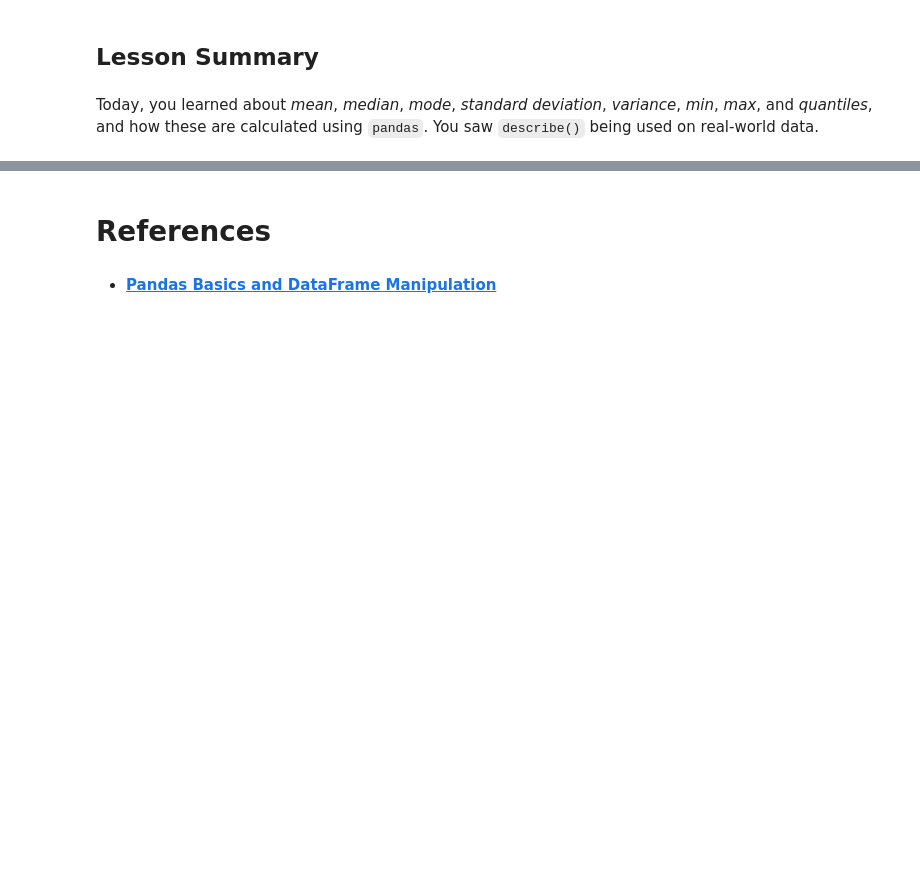
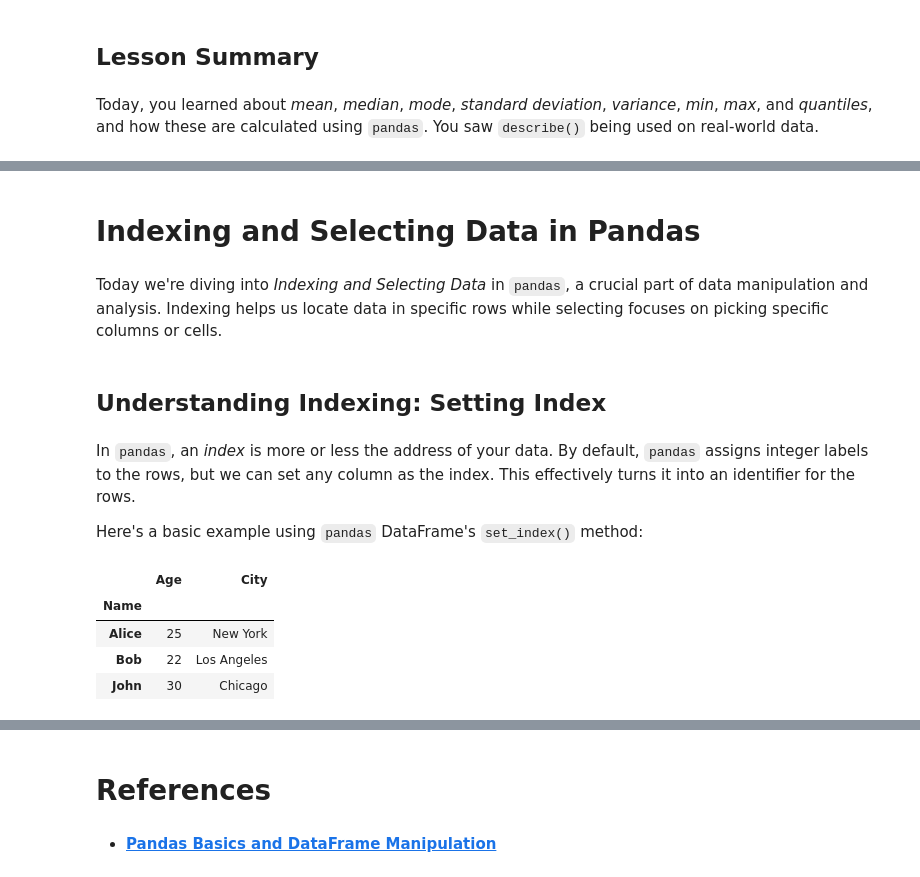
Before and after one commit to ancilcleetus/AI-Learning-Lab, a Jupyter notebook: Tools/Deep-Dive-into-Numpy-and-Pandas/02_Pandas_Basics_and_DataFrame_Manipulation.ipynb, the cells around one changed output, grey strips where cells are left out. Drawn from its saved outputs; the diff is of its cells as text; code cells hidden in the pictures; blank space fills up the shorter version.

```diff
--- a/Tools/Deep-Dive-into-Numpy-and-Pandas/02_Pandas_Basics_and_DataFrame_Manipulation.ipynb
+++ b/Tools/Deep-Dive-into-Numpy-and-Pandas/02_Pandas_Basics_and_DataFrame_Manipulation.ipynb
@@ -297,3 +303,30 @@ data.describe()
 Today, you learned about *mean*, *median*, *mode*, *standard deviation*, *variance*, *min*, *max*, and *quantiles*, and how these are calculated using `pandas`. You saw `describe()` being used on real-world data.
 # %% [markdown]
 ![rainbow](https://raw.githubusercontent.com/ancilcleetus/AI-Learning-Lab/main/assets/rainbow-divider.png)
+# %% [markdown]
+# Indexing and Selecting Data in Pandas
+# %% [markdown]
+Today we're diving into *Indexing and Selecting Data* in `pandas`, a crucial part of data manipulation and analysis. Indexing helps us locate data in specific rows while selecting focuses on picking specific columns or cells.
+# %% [markdown]
+## Understanding Indexing: Setting Index
+# %% [markdown]
+In `pandas`, an *index* is more or less the address of your data. By default, `pandas` assigns integer labels to the rows, but we can set any column as the index. This effectively turns it into an identifier for the rows.
+
+Here's a basic example using `pandas` DataFrame's `set_index()` method:
+# %%
+import pandas as pd
+
+df = pd.DataFrame({
+    'Name': ['Alice', 'Bob', 'John'],
+    'Age': [25, 22, 30],
+    'City': ['New York', 'Los Angeles', 'Chicago']
+})
+
+df.set_index('Name', inplace=True)
+df
+# %% [output]
+|  | Age | City |
+| Name |  |  |
+| Alice | 25 | New York |
+| Bob | 22 | Los Angeles |
+| John | 30 | Chicago |
```
Also changed, not shown: parts of 21 cells of this notebook.
